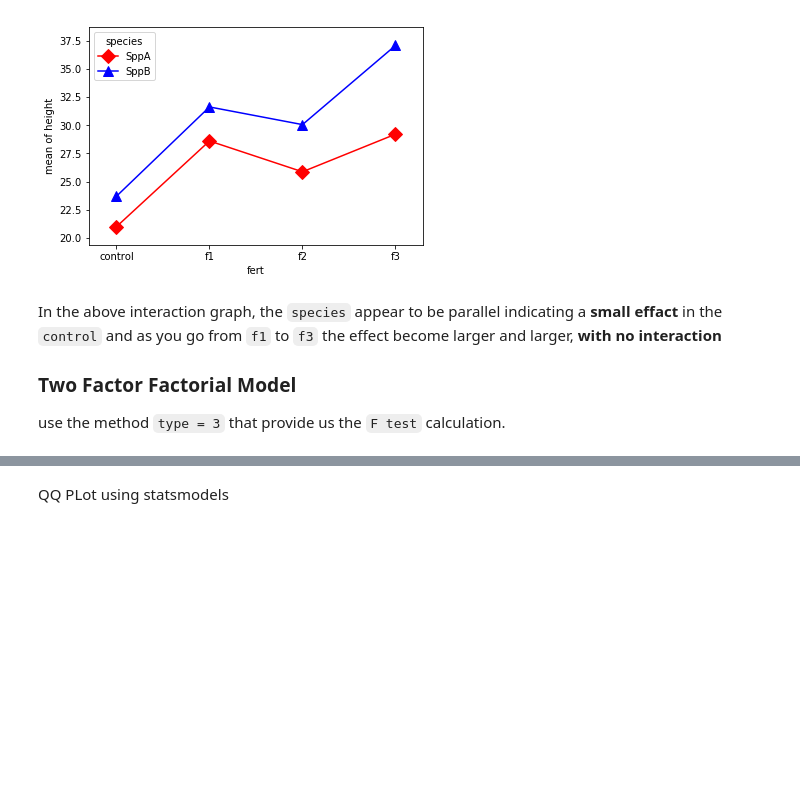
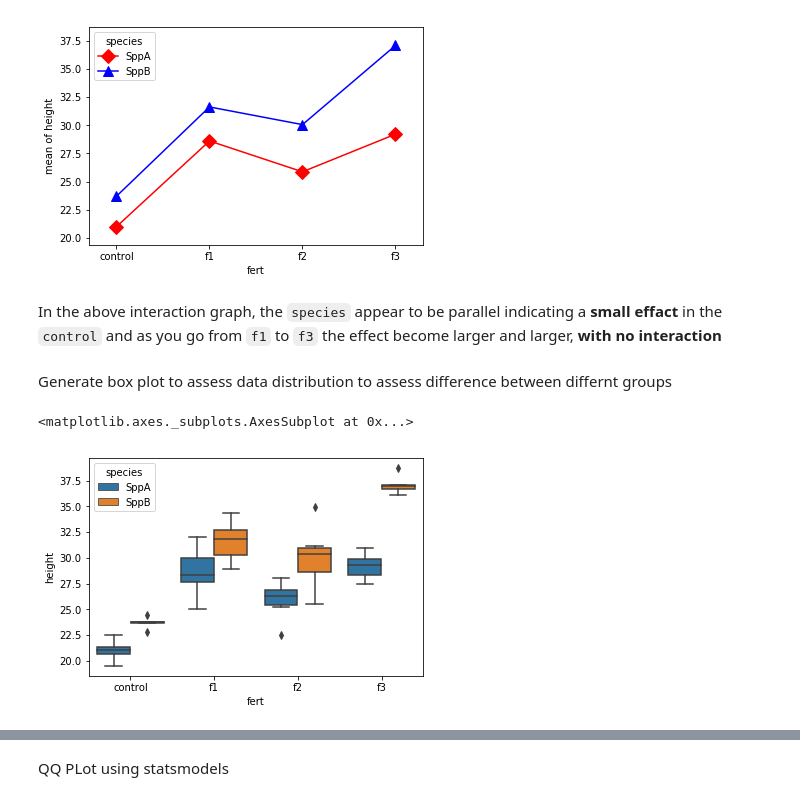
Before and after one commit to naivelogic/Machine_Learning_Notebooks, a Jupyter notebook: Data_Science/Statistical Models/Two-Factor Factorial.ipynb, the cells around one changed output, grey strips where cells are left out. Drawn from its saved outputs; the diff is of its cells as text; code cells hidden in the pictures; blank space fills up the shorter version.

```diff
--- a/Data_Science/Statistical Models/Two-Factor Factorial.ipynb
+++ b/Data_Science/Statistical Models/Two-Factor Factorial.ipynb
@@ -36,6 +39,10 @@ fig = interaction_plot(df.fert, df.species, df.height,
 [figure]
 # %% [markdown]
 In the above interaction graph, the `species` appear to be parallel indicating a __small effact__ in the `control` and as you go from `f1` to `f3` the effect become larger and larger, __with no interaction__
-
-### Two Factor Factorial Model
-use the method `type = 3` that provide us the `F test` calculation.
+# %% [markdown]
+Generate box plot to assess data distribution to assess difference between differnt groups
+# %%
+sns.boxplot('fert', 'height', hue='species', data = df)
+# %% [output]
+<matplotlib.axes._subplots.AxesSubplot at 0x...>
+[figure, added]
```
Also changed, not shown: parts of 10 cells of this notebook.
